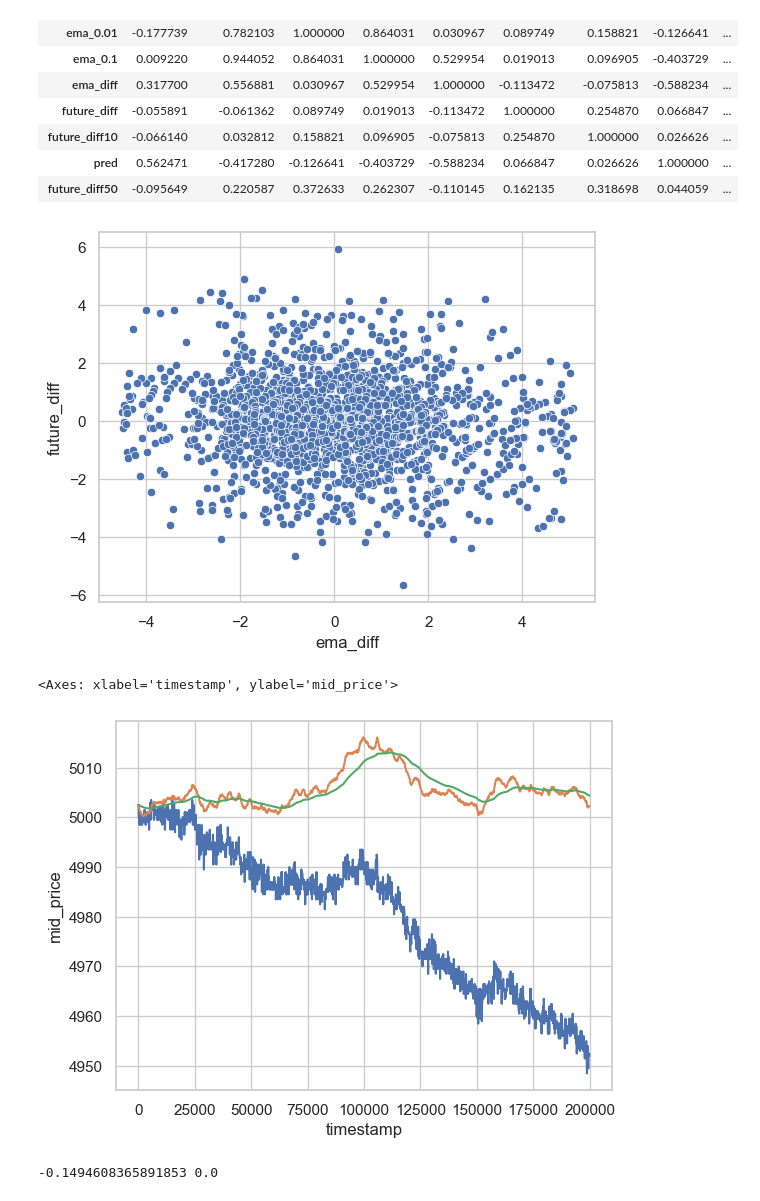
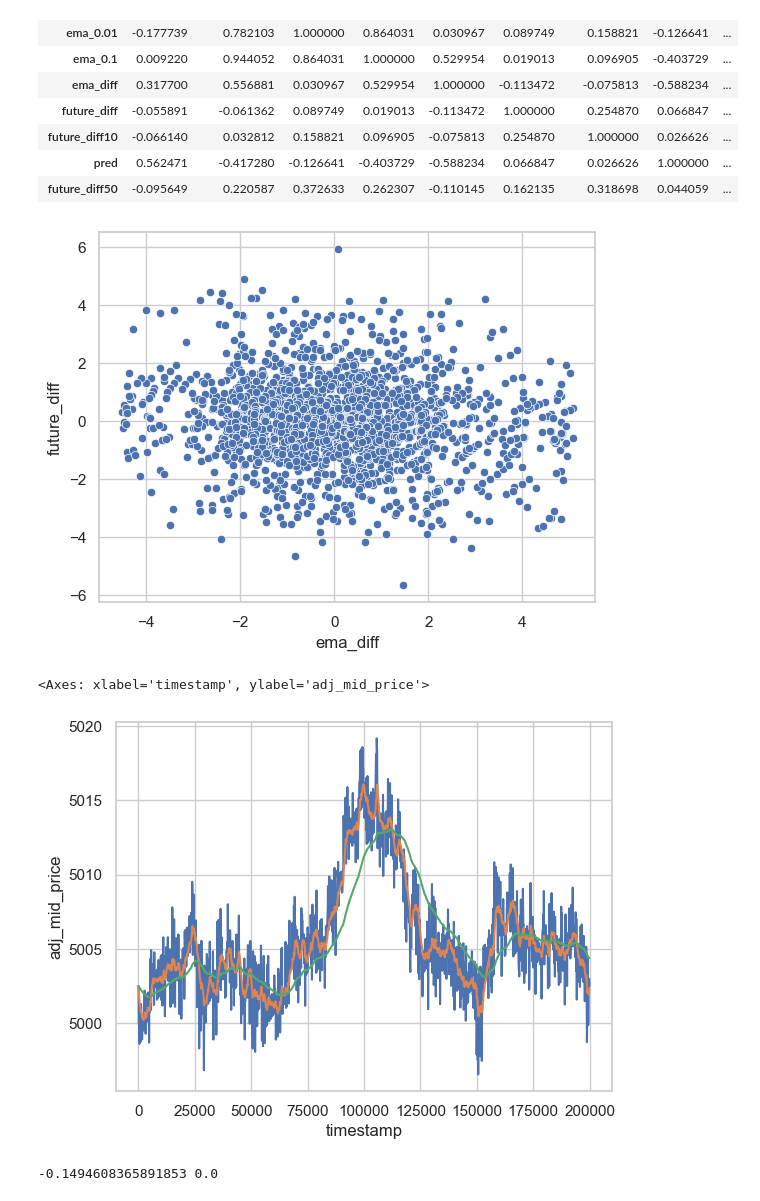
Before and after one commit to dakshox/Prosperity, a Jupyter notebook: tutorial-round/thien-work/analyse.ipynb, the cells around one changed output. Cells and saved outputs as stored; diff of their text form; code cells hidden in the pictures.

```diff
--- a/tutorial-round/thien-work/analyse.ipynb
+++ b/tutorial-round/thien-work/analyse.ipynb
@@ -212,13 +212,13 @@ starfruit_mid_price.corr()
 # %%
 sns.scatterplot(data=starfruit_mid_price, x="ema_diff", y="future_diff")
 plt.show()
-sns.lineplot( data=starfruit_mid_price, x="timestamp", y="mid_price")
+sns.lineplot( data=starfruit_mid_price, x="timestamp", y="adj_mid_price")
 sns.lineplot( data=starfruit_mid_price, x="timestamp", y="ema_0.1")
 sns.lineplot( data=starfruit_mid_price, x="timestamp", y="ema_0.01")
 # %% [output]
 [figure]
-<Axes: xlabel='timestamp', ylabel='mid_price'>
+<Axes: xlabel='timestamp', ylabel='adj_mid_price'>
-[figure, old version]
+[figure, new version]
 # %%
 # print(np.linalg.lstsq(starfruit_mid_price[["ema_diff"]], starfruit_mid_price["future_diff"], rcond=None))
 
```
Also changed, not shown: 5 other files.
